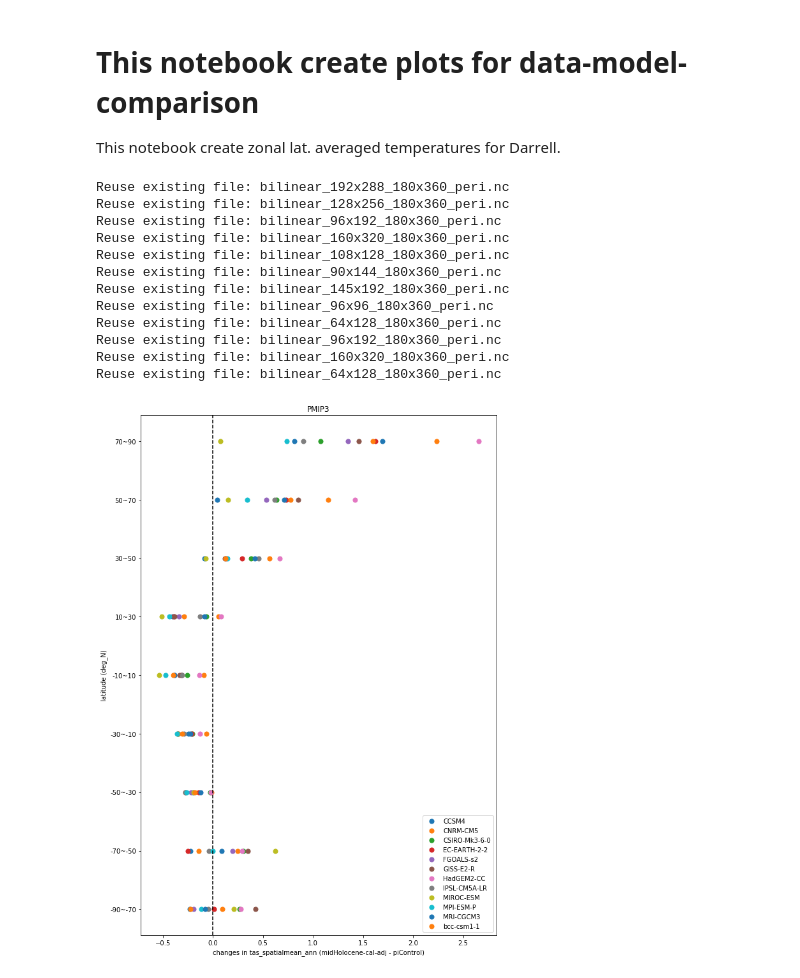
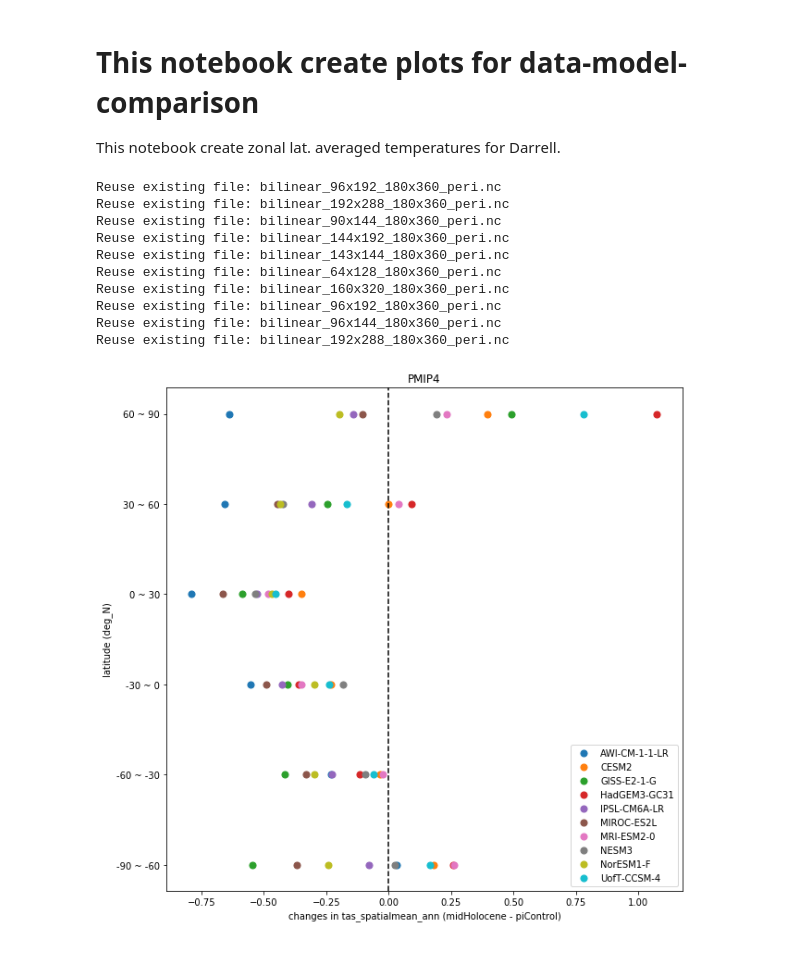
Before and after one commit to ucfahao/PMIP4-midHolocene, a Jupyter notebook: notebooks/PMIP4_MH_DMC.ipynb, the cells around one changed output. Cells and saved outputs as stored; diff of their text form; code cells hidden in the pictures.

```diff
--- a/notebooks/PMIP4_MH_DMC.ipynb
+++ b/notebooks/PMIP4_MH_DMC.ipynb
@@ -195,6 +180,7 @@ def ensemble_members_dict(variable_name,experiment_name):
 
 #This function will find an regird avaiable models, calculate changes, and return model data and model names
 def ensemble_diffence(pmip_v):
+    model_list=[]
     dataset={}
     model=[]
     A_dict=ensemble_members_dict(variable_name,experiment_name)
@@ -204,6 +190,7 @@ def ensemble_diffence(pmip_v):
     for gcm in A_dict:
         if gcm in B_dict:
             if gcm in pmip[pmip_v]:
+                model_list.append(gcm)
                 expt_a_file=xr.open_dataset(A_dict.get(gcm),decode_times=False)
                 expt_a=expt_a_file[variable_name]
                 expt_b_file=xr.open_dataset(B_dict.get(gcm),decode_times=False)
@@ -213,6 +200,9 @@ def ensemble_diffence(pmip_v):
                 diff_1x1=this_regridder(diff)
                 dataset[gcm]=diff_1x1
                 model.append(gcm)
+    f3='model_lists/%s_%s_%s_zonal_modellist.csv' %(experiment_name,variable_name,pmip_v)
+    modellist=pd.DataFrame(model_list)
+    modellist.to_csv(f3)
     return dataset,model
 
 #x=np.arange(0,181,20)
@@ -262,24 +252,24 @@ def zonal_plot(pmip_v):
     plt.xlabel(x_label)
     plt.plot(0,)
     plt.title(pmip_v)
+    figname='figs/%s_%s_zonal.png' %(experiment_name,variable_name)
+    plt.savefig(figname)
 # %%
 '''Set experiment and variable names'''
-experiment_name='midHolocene-cal-adj'
+experiment_name='midHolocene'
 variable_name='tas_spatialmean_ann'
 
 
-zonal_plot(pmip_v3)
+zonal_plot(pmip_v4)
 # %% [output]
+Reuse existing file: bilinear_96x192_180x360_peri.nc
 Reuse existing file: bilinear_192x288_180x360_peri.nc
-Reuse existing file: bilinear_128x256_180x360_peri.nc
+Reuse existing file: bilinear_90x144_180x360_peri.nc
+Reuse existing file: bilinear_144x192_180x360_peri.nc
+Reuse existing file: bilinear_143x144_180x360_peri.nc
+Reuse existing file: bilinear_64x128_180x360_peri.nc
+Reuse existing file: bilinear_160x320_180x360_peri.nc
 Reuse existing file: bilinear_96x192_180x360_peri.nc
-Reuse existing file: bilinear_160x320_180x360_peri.nc
-Reuse existing file: bilinear_108x128_180x360_peri.nc
-Reuse existing file: bilinear_90x144_180x360_peri.nc
-Reuse existing file: bilinear_145x192_180x360_peri.nc
-Reuse existing file: bilinear_96x96_180x360_peri.nc
-Reuse existing file: bilinear_64x128_180x360_peri.nc
-Reuse existing file: bilinear_96x192_180x360_peri.nc
-Reuse existing file: bilinear_160x320_180x360_peri.nc
-Reuse existing file: bilinear_64x128_180x360_peri.nc
+Reuse existing file: bilinear_96x144_180x360_peri.nc
+Reuse existing file: bilinear_192x288_180x360_peri.nc
-[figure, old version]
+[figure, new version]
```
Also changed, not shown: parts of 3 cells of this notebook, 5 other files.
